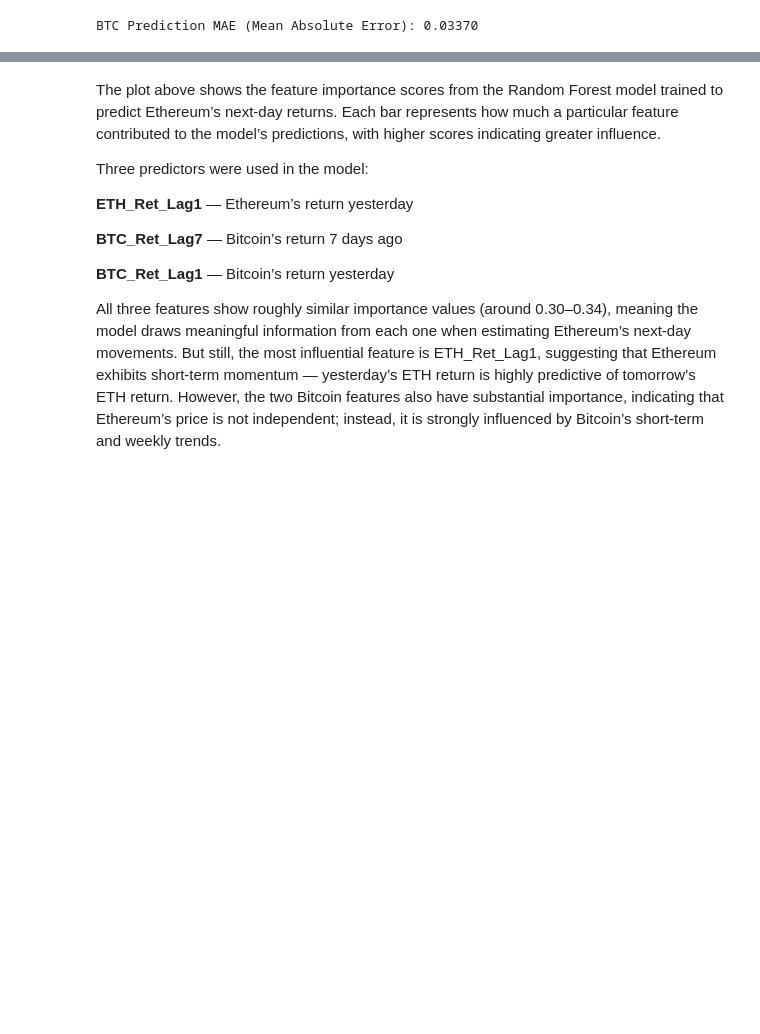
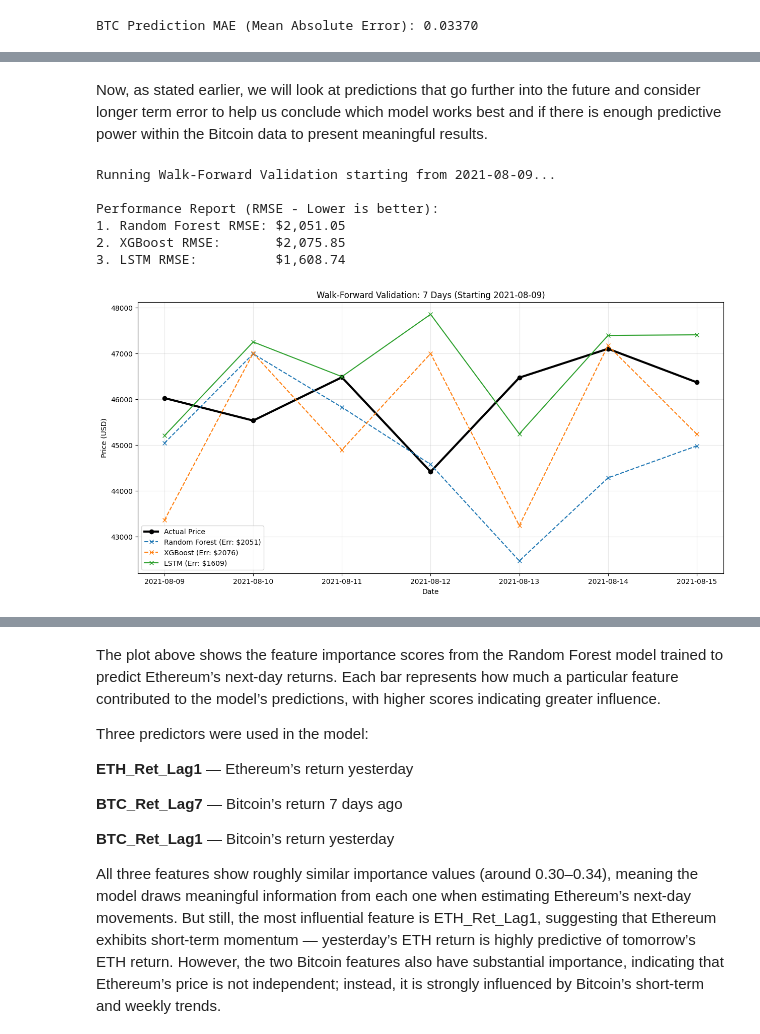
Before and after one commit to rjindal177/CMSC320-Final-Project, a Jupyter notebook: termProject.ipynb, the cells around one changed output, grey strips where cells are left out. Drawn from its saved outputs; the diff is of its cells as text; code cells hidden in the pictures; blank space fills up the shorter version.

```diff
--- a/termProject.ipynb
+++ b/termProject.ipynb
@@ -521,0 +626,79 @@ However, subtle differences between the two curves indicate that the model does
+# %% [markdown]
+Now, as stated earlier, we will look at predictions that go further into the future and consider longer term error to help us conclude which model works best and if there is enough predictive power within the Bitcoin data to present meaningful results.
+# %%
+specific_start_date = '2021-08-09'
+
+days_to_predict = 7
+
+start_loc = df.index.get_loc(pd.to_datetime(specific_start_date))
+
+print(f"Running Walk-Forward Validation starting from {specific_start_date}...")
+
+preds_rf = []
+preds_xgb = []
+preds_lstm = []
+actual_prices = []
+prediction_dates = []
+
+for i in range(days_to_predict):
+    current_idx = start_loc + i
+
+    if current_idx >= len(df):
+        print(f"Stopping early: Day {i+1} is beyond the available data.")
+        break
+
+    current_row = df.iloc[[current_idx - 1]]
+
+    features_row = current_row[['BTC_Ret_Lag1', 'BTC_Ret_Lag7', 'ETH_Ret_Lag1',
+                                'RSI', 'MACD', 'MACD_Signal', 'Rolling_Std']]
+
+    rf_ret = rf_model.predict(features_row)[0]
+    xgb_ret = xgb_model.predict(features_row)[0]
+
+    features_scaled = scaler.transform(features_row)
+    features_reshaped = features_scaled.reshape((1, 1, 7))
+    lstm_ret = lstm.predict(features_reshaped, verbose=0)[0][0]
+
+    base_price = df.iloc[current_idx - 1]['BTC_Close']
+
+    pred_price_rf = base_price * (1 + rf_ret)
+    pred_price_xgb = base_price * (1 + xgb_ret)
+    pred_price_lstm = base_price * (1 + lstm_ret)
+
+    preds_rf.append(pred_price_rf)
+    preds_xgb.append(pred_price_xgb)
+    preds_lstm.append(pred_price_lstm)
+
+    actual_prices.append(df.iloc[current_idx]['BTC_Close'])
+    prediction_dates.append(df.index[current_idx])
+
+rmse_rf = math.sqrt(mean_squared_error(actual_prices, preds_rf))
+rmse_xgb = math.sqrt(mean_squared_error(actual_prices, preds_xgb))
+rmse_lstm = math.sqrt(mean_squared_error(actual_prices, preds_lstm))
+
+print("\nPerformance Report (RMSE - Lower is better):")
+print(f"1. Random Forest RMSE: ${rmse_rf:,.2f}")
+print(f"2. XGBoost RMSE:       ${rmse_xgb:,.2f}")
+print(f"3. LSTM RMSE:          ${rmse_lstm:,.2f}")
+
+plt.figure(figsize=(15, 7))
+
+plt.plot(prediction_dates, actual_prices, label='Actual Price', color='black', linewidth=3, marker='o')
+plt.plot(prediction_dates, preds_rf, label=f'Random Forest (Err: ${rmse_rf:.0f})', linestyle='--', marker='x')
+plt.plot(prediction_dates, preds_xgb, label=f'XGBoost (Err: ${rmse_xgb:.0f})', linestyle='--', marker='x')
+plt.plot(prediction_dates, preds_lstm, label=f'LSTM (Err: ${rmse_lstm:.0f})', linestyle='-', marker='x')
+
+plt.title(f"Walk-Forward Validation: {days_to_predict} Days (Starting {specific_start_date})")
+plt.xlabel("Date")
+plt.ylabel("Price (USD)")
+plt.legend()
+plt.grid(True, alpha=0.3)
+plt.show()
+# %% [output]
+Running Walk-Forward Validation starting from 2021-08-09...
+
+Performance Report (RMSE - Lower is better):
+1. Random Forest RMSE: $2,051.05
+2. XGBoost RMSE:       $2,075.85
+3. LSTM RMSE:          $1,608.74
+[figure, added]
```
Also changed, not shown: parts of 32 cells of this notebook.
